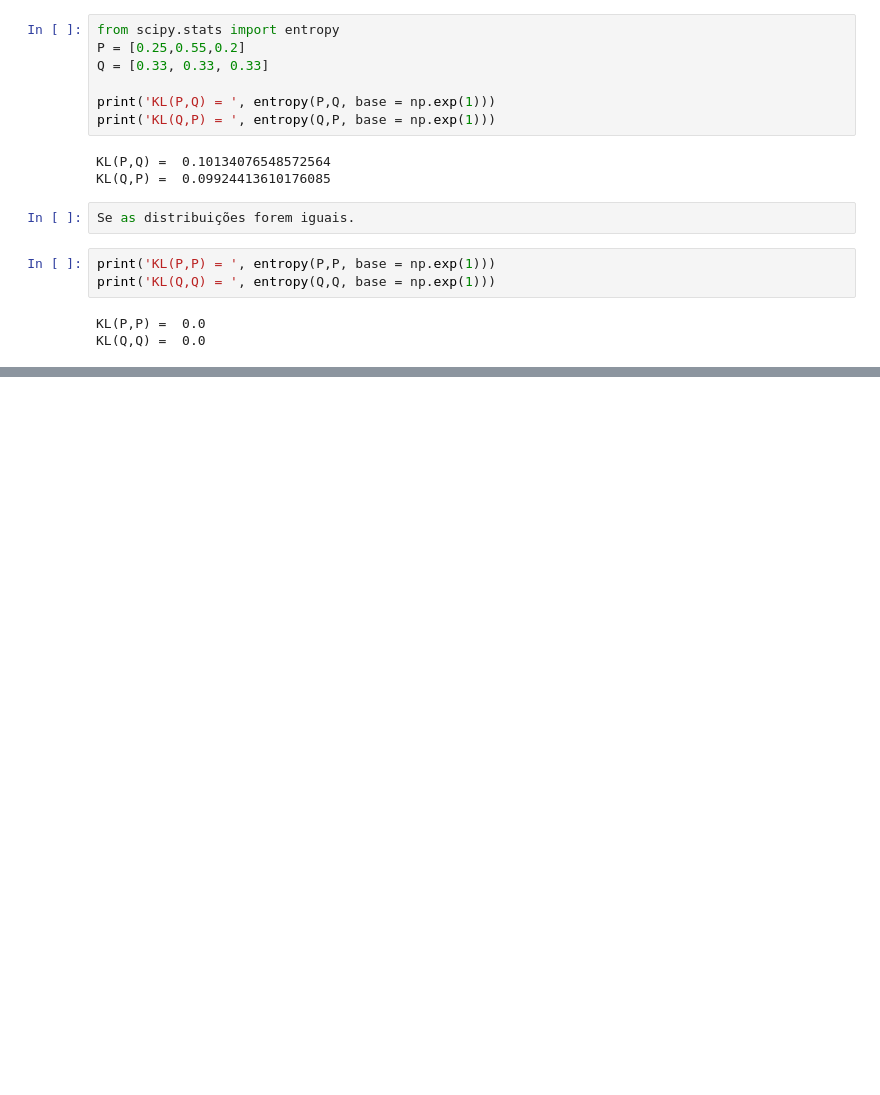
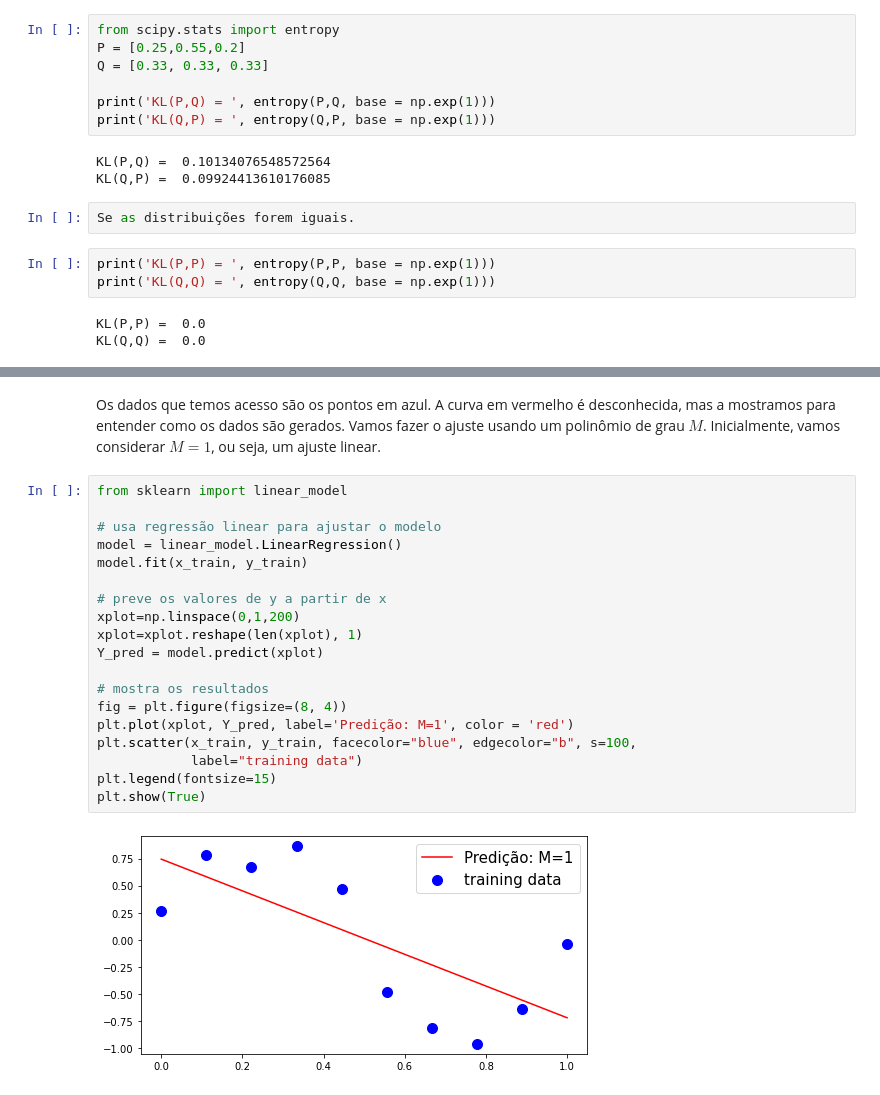
Before and after one commit to danielmf2/MBA-USP, a Jupyter notebook: Resumo - ICD.ipynb, the cells around one changed output, grey strips where cells are left out. Drawn from its saved outputs; the diff is of its cells as text; blank space fills up the shorter version.

```diff
--- a/Resumo - ICD.ipynb
+++ b/Resumo - ICD.ipynb
@@ -395,0 +444,23 @@ KL(Q,Q) =  0.0
+# %% [markdown]
+Os dados que temos acesso são os pontos em azul. A curva em vermelho é desconhecida, mas a mostramos para entender como os dados são gerados. Vamos fazer o ajuste usando um polinômio de grau $M$. Inicialmente, vamos considerar $M=1$, ou seja, um ajuste linear.
+# %%
+from sklearn import linear_model
+
+# usa regressão linear para ajustar o modelo
+model = linear_model.LinearRegression()
+model.fit(x_train, y_train)
+
+# preve os valores de y a partir de x
+xplot=np.linspace(0,1,200)
+xplot=xplot.reshape(len(xplot), 1)
+Y_pred = model.predict(xplot)
+
+# mostra os resultados
+fig = plt.figure(figsize=(8, 4))
+plt.plot(xplot, Y_pred, label='Predição: M=1', color = 'red')
+plt.scatter(x_train, y_train, facecolor="blue", edgecolor="b", s=100,
+            label="training data")
+plt.legend(fontsize=15)
+plt.show(True)
+# %% [output]
+[figure, added]
```
Also changed, not shown: parts of 96 cells of this notebook.
